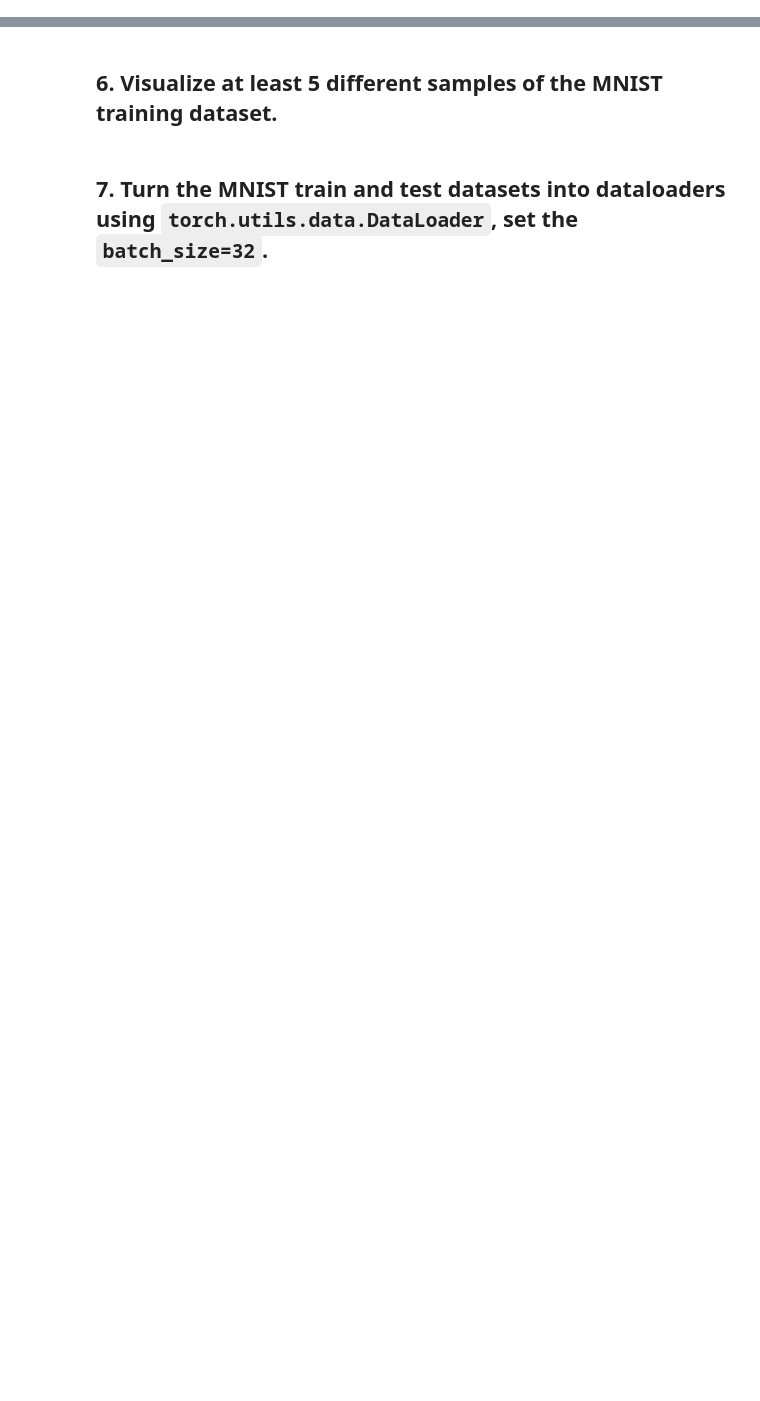
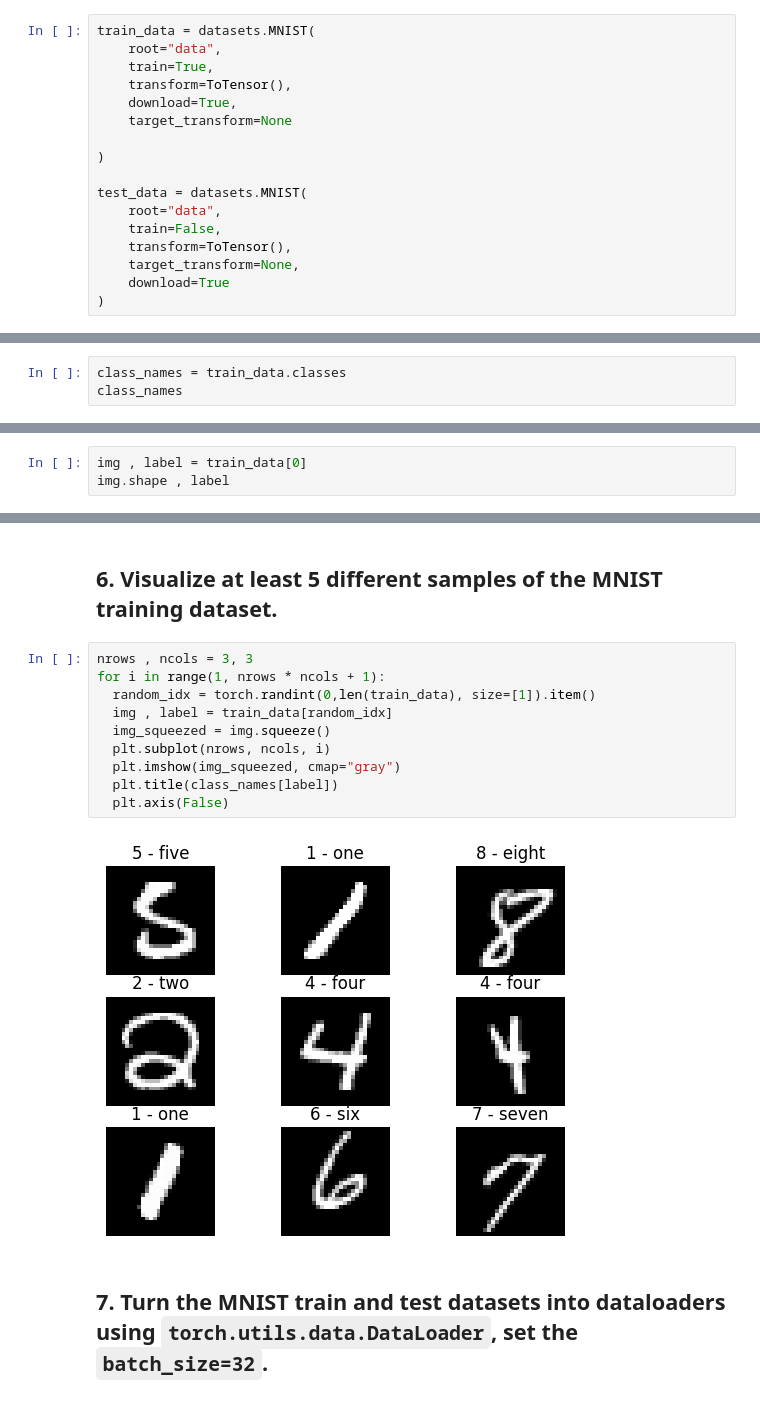
Before and after one commit to zahra-sharifzadeh/pytorch, a Jupyter notebook: extras/exercises/03_pytorch_computer_vision_exercises.ipynb, the cells around one changed output, grey strips where cells are left out. Saved outputs shown, nothing was run; the diff lists cells and outputs as text; blank space fills up the shorter version.

```diff
--- a/extras/exercises/03_pytorch_computer_vision_exercises.ipynb
+++ b/extras/exercises/03_pytorch_computer_vision_exercises.ipynb
@@ -63,0 +73,17 @@ print(torch.__version__)
+# %%
+train_data = datasets.MNIST(
+    root="data",
+    train=True,
+    transform=ToTensor(),
+    download=True,
+    target_transform=None
+
+)
+
+test_data = datasets.MNIST(
+    root="data",
+    train=False,
+    transform=ToTensor(),
+    target_transform=None,
+    download=True
+)
@@ -63,0 +134,3 @@ print(torch.__version__)
+# %%
+class_names = train_data.classes
+class_names
@@ -63,0 +148,3 @@ print(torch.__version__)
+# %%
+img , label = train_data[0]
+img.shape , label
@@ -64,4 +157,16 @@ print(torch.__version__)
 # %% [markdown]
 ## 6. Visualize at least 5 different samples of the MNIST training dataset.
+# %%
+nrows , ncols = 3, 3
+for i in range(1, nrows * ncols + 1):
+  random_idx = torch.randint(0,len(train_data), size=[1]).item()
+  img , label = train_data[random_idx]
+  img_squeezed = img.squeeze()
+  plt.subplot(nrows, ncols, i)
+  plt.imshow(img_squeezed, cmap="gray")
+  plt.title(class_names[label])
+  plt.axis(False)
+# %% [output]
+[figure, added]
 # %% [markdown]
 ## 7. Turn the MNIST train and test datasets into dataloaders using `torch.utils.data.DataLoader`, set the `batch_size=32`.
```
Also changed, not shown: parts of 29 cells of this notebook.
